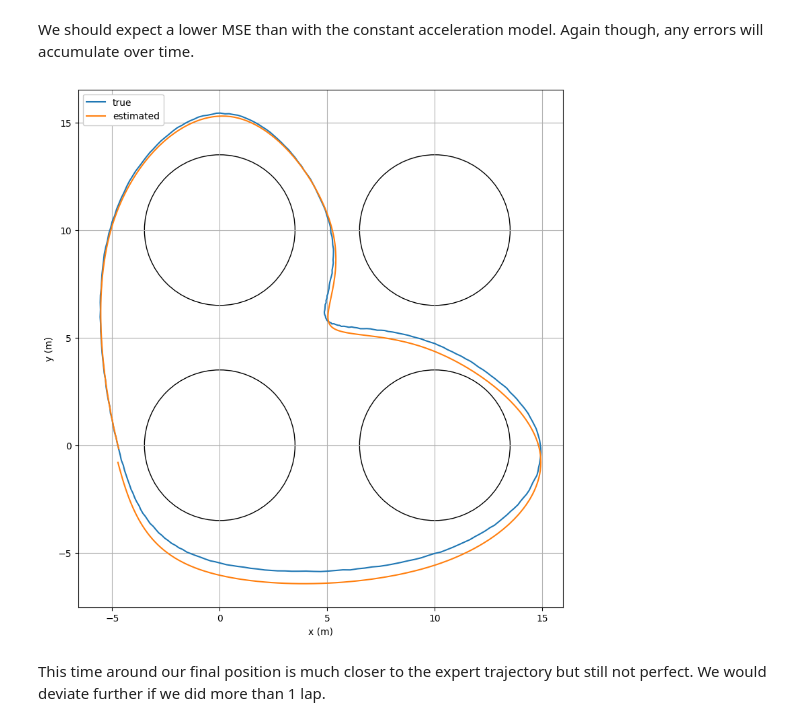
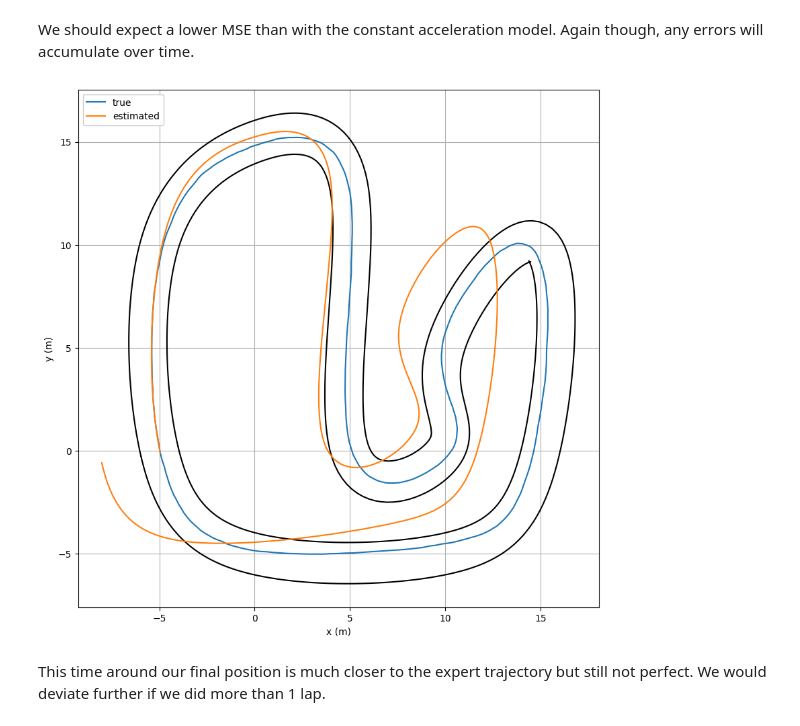
Before and after one commit to Damowerko/ese200, a Jupyter notebook: notebooks/linear_systems.ipynb, the cells around one changed output. Saved outputs shown, nothing was run; the diff lists cells and outputs as text; code cells hidden in the pictures.

```diff
--- a/notebooks/linear_systems.ipynb
+++ b/notebooks/linear_systems.ipynb
@@ -20,10 +21,11 @@ device = torch.device("cuda" if torch.cuda.is_available() else "cpu")
 # %%
 x_expert = np.load(data_path / "states.npy")
 u_expert = np.load(data_path / "inputs.npy")
+track = load_track(data_path / "track.npz")
 
 plt.figure(figsize=(10, 5))
 plt.gca().set_aspect("equal")
-plot_obstacles(plt.gca())
+track.plot(plt.gca())
 plt.title("Expert Trajectories")
 for x_ in x_expert:
     plt.plot(x_[:, 0], x_[:, 1], "-", linewidth=1.0)
@@ -76,7 +80,6 @@ Ok. We probably are expecting too much from a constant acceleration model. Can w
 # %%
 n_steps = 10000
 lr = 1e-3
-l1_weight = 1e-3
 
 x = torch.from_numpy(np.load(data_path / "states.npy")).to(device).float()
 u = torch.from_numpy(np.load(data_path / "inputs.npy")).to(device).float()
@@ -88,16 +91,14 @@ A_learnt = torch.zeros(n_states, n_states, device=device, requires_grad=True)
 B_learnt = torch.zeros(n_states, n_inputs, device=device, requires_grad=True)
 
 optimizer = torch.optim.Adam([A_learnt, B_learnt], lr=lr)
-for i in range(n_steps):
+pbar = trange(n_steps)
+for i in pbar:
     optimizer.zero_grad()
     x_pred = x[:, :-1] @ A_learnt.T + u[:, :-1] @ B_learnt.T
-    mse_loss = (x[:, 1:] - x_pred).pow(2).mean()
-    l1_loss = A_learnt.abs().mean() + B_learnt.abs().mean()
-    loss = mse_loss + l1_weight * l1_loss
+    loss = (x[:, 1:] - x_pred).pow(2).mean()
     loss.backward()
     optimizer.step()
-    if i % (n_steps // 10) == n_steps // 10 - 1:
-        print(f"MSE={mse_loss.item():.2e} | L1={l1_loss.item():.2e}")
+    pbar.set_postfix(loss=loss.item())
 
 np.save(data_path / "A.npy", A_learnt.detach().cpu().numpy())
 np.save(data_path / "B.npy", B_learnt.detach().cpu().numpy())
@@ -152,23 +142,26 @@ Single Step MSE: 0.0259
 We should expect a lower MSE than with the constant acceleration model. Again though, any errors will accumulate over time.
 # %%
 # use the same starting point as the expert
+t = np.arange(0, Config.duration, Config.time_step)
 x_estimate = np.zeros((len(t), A_learnt.shape[0]))
 x_estimate[0] = x_expert[0]
 
 # simulate the trajectory
 for i in range(len(t) - 1):
-    x_estimate[i + 1] = x_estimate[i] @ A_learnt.T + u_expert[i] @ B_learnt.T
+    x_estimate[i + 1] = (
+        x_estimate[i] @ A_learnt.T + u_expert[i % len(u_expert)] @ B_learnt.T
+    )
 
 plt.figure(figsize=(10, 10))
-plot_obstacles(plt.gca())
+track.plot()
 plt.grid(True)
 plt.xlabel("x (m)")
 plt.ylabel("y (m)")
 plt.plot(x_expert[:, 0], x_expert[:, 1], "-", label="true")
 plt.plot(x_estimate[:, 0], x_estimate[:, 1], "-", label="estimated")
 plt.legend(loc="upper left", framealpha=1.0)
 plt.show()
 # %% [output]
-[figure, old version]
+[figure, new version]
 # %% [markdown]
 This time around our final position is much closer to the expert trajectory but still not perfect. We would deviate further if we did more than 1 lap.
```
Also changed, not shown: parts of 16 cells of this notebook, 7 other files.
